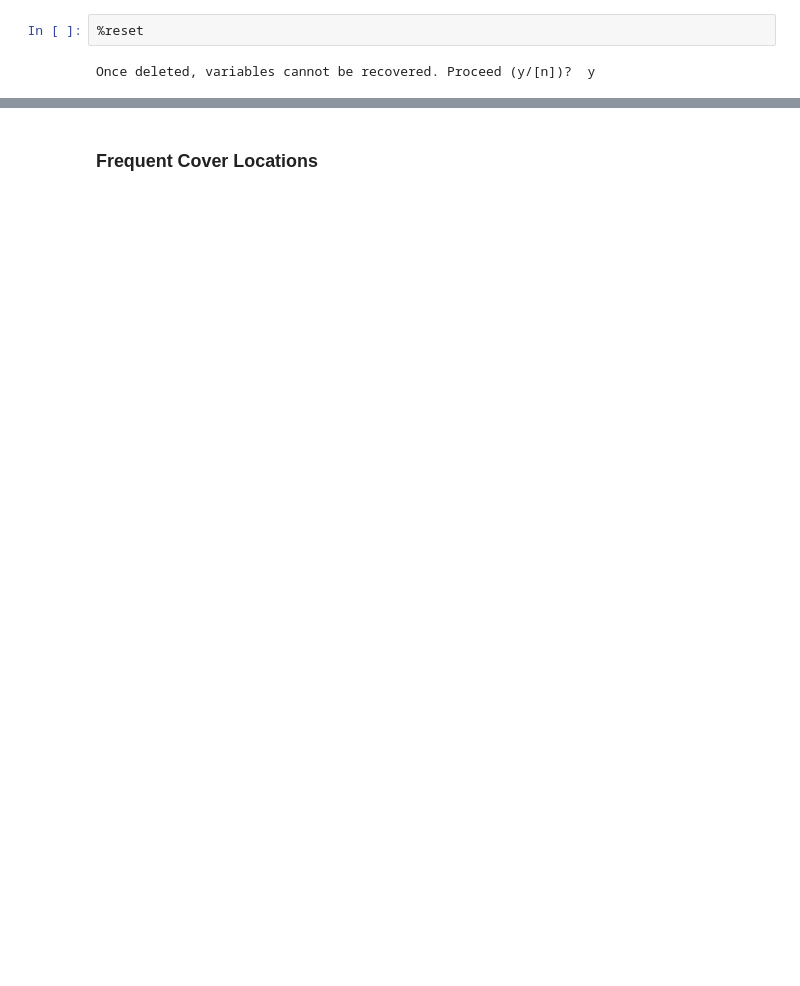
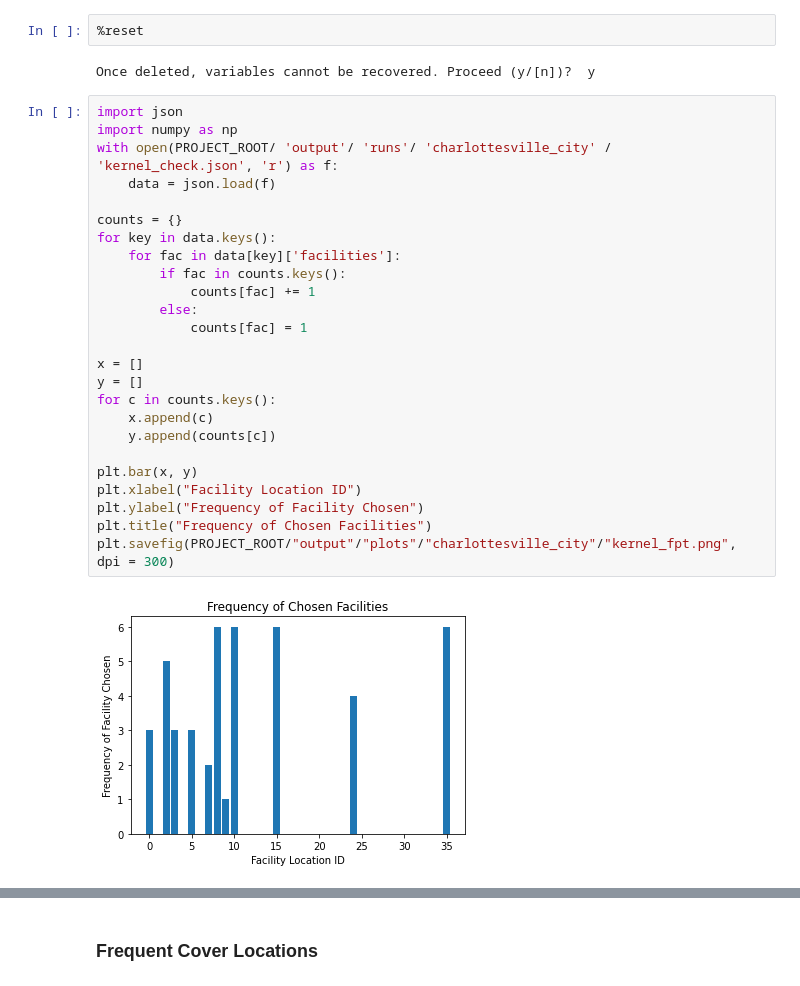
Before and after one commit to Ann924/Mobile-Facility, a Jupyter notebook: notebooks/Ann_Algs.ipynb, the cells around one changed output, grey strips where cells are left out. Saved outputs shown, nothing was run; the diff lists cells and outputs as text; blank space fills up the shorter version.

Commit message:
kernel experiments

```diff
--- a/notebooks/Ann_Algs.ipynb
+++ b/notebooks/Ann_Algs.ipynb
@@ -17,3 +14,30 @@ The autoreload extension is already loaded. To reload it, use:
 %reset
 # %% [output]
 Once deleted, variables cannot be recovered. Proceed (y/[n])?  y
+# %%
+import json
+import numpy as np
+with open(PROJECT_ROOT/ 'output'/ 'runs'/ 'charlottesville_city' / 'kernel_check.json', 'r') as f:
+    data = json.load(f)
+
+counts = {}
+for key in data.keys():
+    for fac in data[key]['facilities']:
+        if fac in counts.keys():
+            counts[fac] += 1
+        else:
+            counts[fac] = 1
+
+x = []
+y = []
+for c in counts.keys():
+    x.append(c)
+    y.append(counts[c])
+
+plt.bar(x, y)
+plt.xlabel("Facility Location ID")
+plt.ylabel("Frequency of Facility Chosen")
+plt.title("Frequency of Chosen Facilities")
+plt.savefig(PROJECT_ROOT/"output"/"plots"/"charlottesville_city"/"kernel_fpt.png", dpi = 300)
+# %% [output]
+[figure, added]
```
Also changed, not shown: parts of 28 cells of this notebook, 12 other files.
